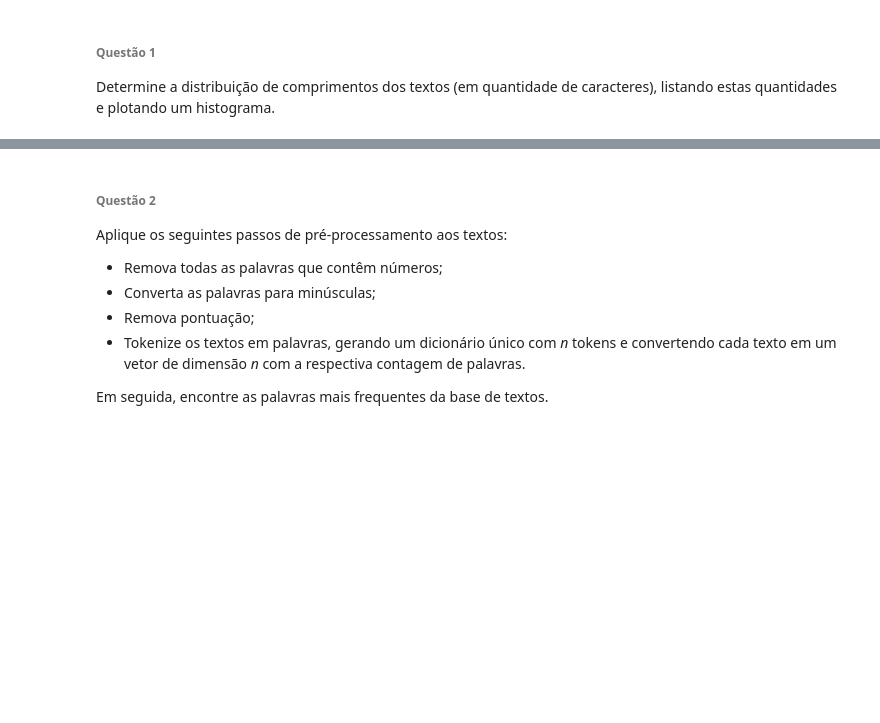
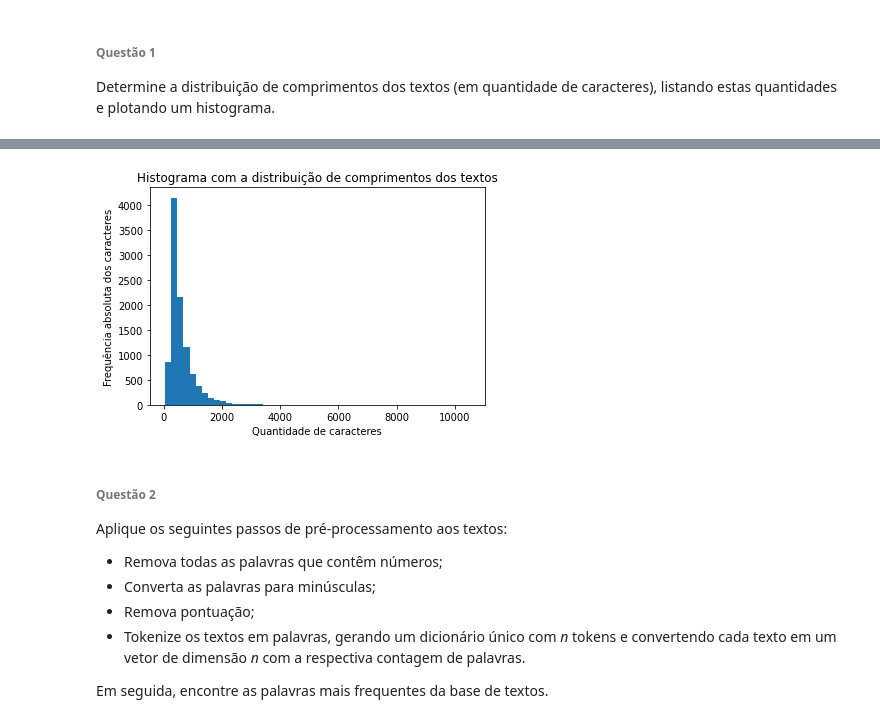
Before and after one commit to audreyemmely/natural-language-processing, a Jupyter notebook: pln_lista2.ipynb, the cells around one changed output, grey strips where cells are left out. Drawn from its saved outputs; the diff is of its cells as text; code cells hidden in the pictures; blank space fills up the shorter version.

```diff
--- a/pln_lista2.ipynb
+++ b/pln_lista2.ipynb
@@ -31,3 +53,11 @@ Determine a distribuição de comprimentos dos textos (em quantidade de caracter
+# %%
+df['description'].str.len().plot.hist(bins=50)
+plt.title("Histograma com a distribuição de comprimentos dos textos")
+plt.xlabel("Quantidade de caracteres")
+plt.ylabel("Frequência absoluta dos caracteres")
+plt.show()
+# %% [output]
+[figure, added]
 # %% [markdown]
 ###### Questão 2
 Aplique os seguintes passos de pré-processamento aos textos:
```
Also changed, not shown: parts of 12 cells of this notebook.
